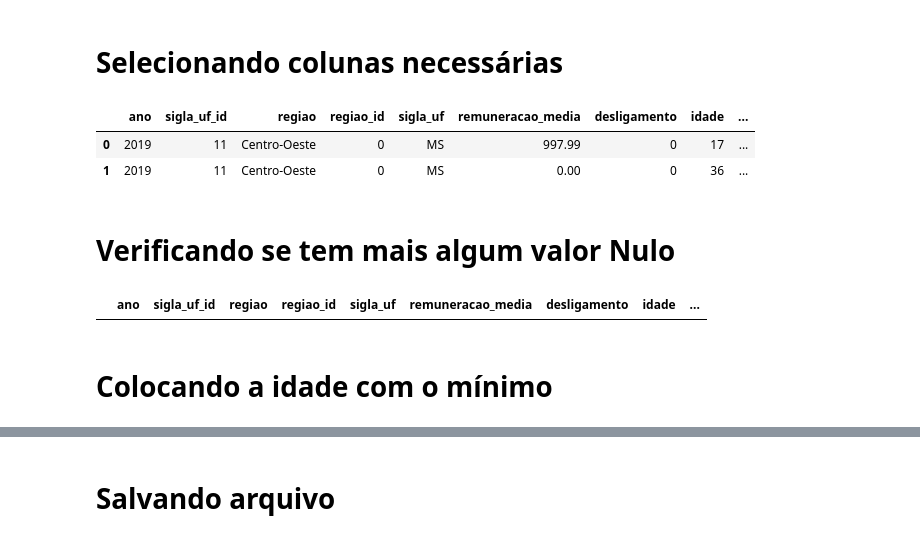
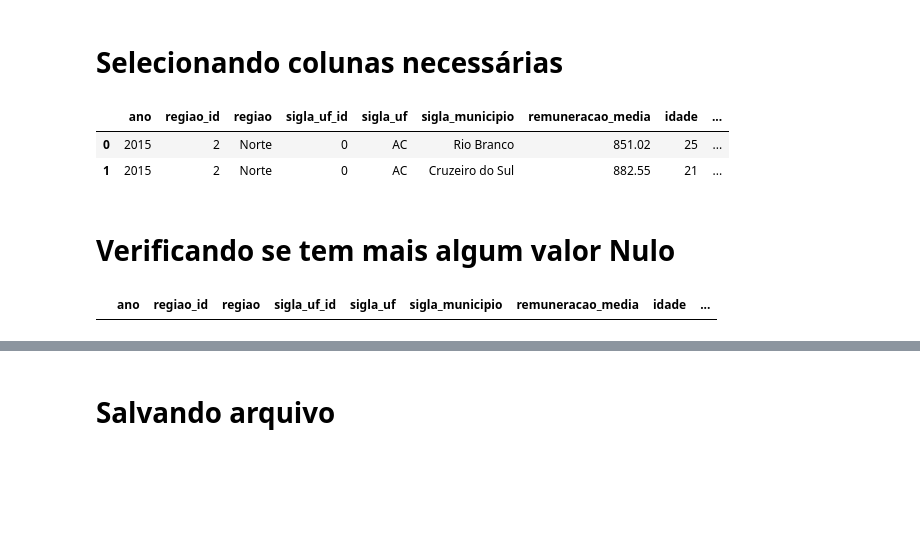
Before and after one commit to celiudos/unb_artigo_mineracao_dados, a Jupyter notebook: src/04_fazendo_join_ocup_sexo.ipynb, the cells around one changed output, grey strips where cells are left out. Cells and saved outputs as stored; diff of their text form; code cells hidden in the pictures; blank space fills up the shorter version.

```diff
--- a/src/04_fazendo_join_ocup_sexo.ipynb
+++ b/src/04_fazendo_join_ocup_sexo.ipynb
@@ -83,8 +70,8 @@ df["ocupacao_id"] = df["ocupacao_id"].astype(int)
 # Juntando tabelas
 # %%
 
-df = pd.merge(df, df_sexo, left_on="sexo_id", right_on="chave",
-              how="left")
-df = pd.merge(df, df_ordered_sinonimo, left_on="ocupacao_id",
-              right_on="cbo_2002", how="left")
-df.head(2)
+# df = pd.merge(df, df_sexo, left_on="sexo_id", right_on="chave",
+#               how="left")
+# df = pd.merge(df, df_ordered_sinonimo, left_on="ocupacao_id",
+#               right_on="cbo_2002", how="left")
+# df.head(2)
@@ -146,5 +120,0 @@ df.head(2)
-# %%
-# Create new col desligamento from desligament_id, if != 0, so "nao", otherwise "sim"
-df["desligamento"] = df["desligamento_id"].apply(
-    lambda x: 0 if x != 0 else 1)
-df.head(2)
@@ -154,0 +281,14 @@ df.head(2)
+# %%
+COLS_RENAME = {
+    "Tamanho Estabelecimento": "tmh_estabalecimento_id",
+    "Tipo Vínculo": "tpo_vinculo_id",
+    "Faixa Tempo Emprego": "fxa_tmp_emprego_id",
+    "Tipo Salário": "tpo_salario_id",
+    # "Motivo Desligamento": "mot_desligamento_id",
+    "desligamento_id": "mot_desligamento_id",
+    "Sexo Trabalhador": "sexo_id",
+    # "ocupacao_id": "ocupacao_id",
+    "Escolaridade após 2005": "escolaridade_id"
+}
+df_renom = df.rename(columns=COLS_RENAME).copy()
+df_renom.head(2)
@@ -155,25 +334,25 @@ df.head(2)
 # %% [markdown]
 # Selecionando colunas necessárias
-# %%
-df = df[["ano", "sigla_uf_id", "regiao", "regiao_id", "sigla_uf", "remuneracao_media", 'desligamento', "idade", "ocupacao_id", "sinonimo", "sexo_id", "valor", "sigla_municipio", "IBGE Subsetor"]]
-
-df = df.rename(columns={
-    "sinonimo": "ocupacao",
-    "valor": "sexo",
-    "IBGE Subsetor": "subsetor",
-    })
-
-df.head(2)
-# %% [output]
-|  | ano | sigla_uf_id | regiao | regiao_id | sigla_uf | remuneracao_media | desligamento | idade | ... |
-| 0 | 2019 | 11 | Centro-Oeste | 0 | MS | 997.99 | 0 | 17 | ... |
-| 1 | 2019 | 11 | Centro-Oeste | 0 | MS | 0.00 | 0 | 36 | ... |
+# %%
+df_n = df_n[["ano", "regiao_id", "regiao", "sigla_uf_id", "sigla_uf", "sigla_municipio", "remuneracao_media", "idade",
+           "tmh_estabalecimento_id", "tmh_estabalecimento",
+           "tpo_vinculo_id", "tpo_vinculo",
+           "fxa_tmp_emprego_id", "fxa_tmp_emprego",
+           "tpo_salario_id", "tpo_salario",
+           "mot_desligamento_id", "mot_desligamento",
+           "sexo_id", "sexo",
+           "ocupacao_id", "ocupacao",
+           "escolaridade_id", "escolaridade",
+         ]]
+
+df_n.head(2)
+# %% [output]
+|  | ano | regiao_id | regiao | sigla_uf_id | sigla_uf | sigla_municipio | remuneracao_media | idade | ... |
+| 0 | 2015 | 2 | Norte | 0 | AC | Rio Branco | 851.02 | 25 | ... |
+| 1 | 2015 | 2 | Norte | 0 | AC | Cruzeiro do Sul | 882.55 | 21 | ... |
 # %% [markdown]
 # Verificando se tem mais algum valor Nulo
 # %%
-
-df[df.isna().any(axis=1)]
+df_n[df_n.isna().any(axis=1)]
 # %% [output]
-|  | ano | sigla_uf_id | regiao | regiao_id | sigla_uf | remuneracao_media | desligamento | idade | ... |
+|  | ano | regiao_id | regiao | sigla_uf_id | sigla_uf | sigla_municipio | remuneracao_media | idade | ... |
-# %% [markdown]
-# Colocando a idade com o mínimo
```
Also changed, not shown: parts of 21 cells of this notebook, 4 other files.
